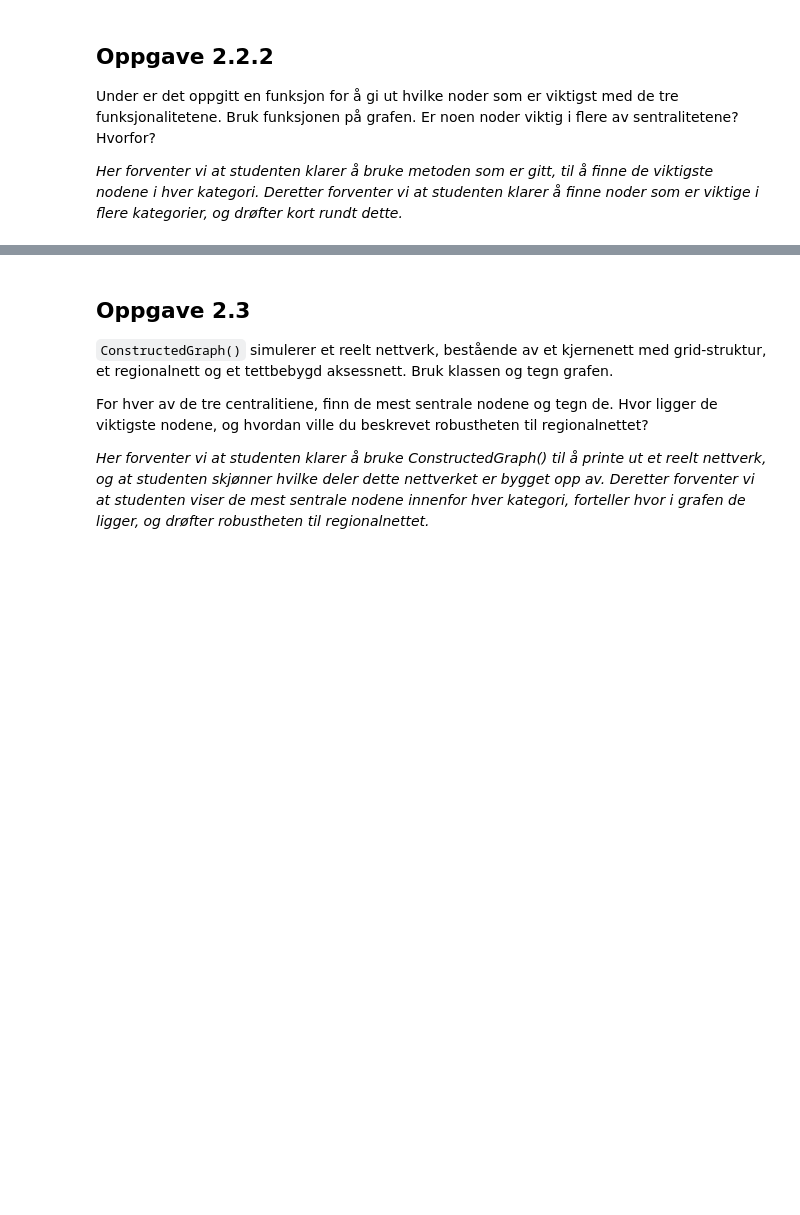
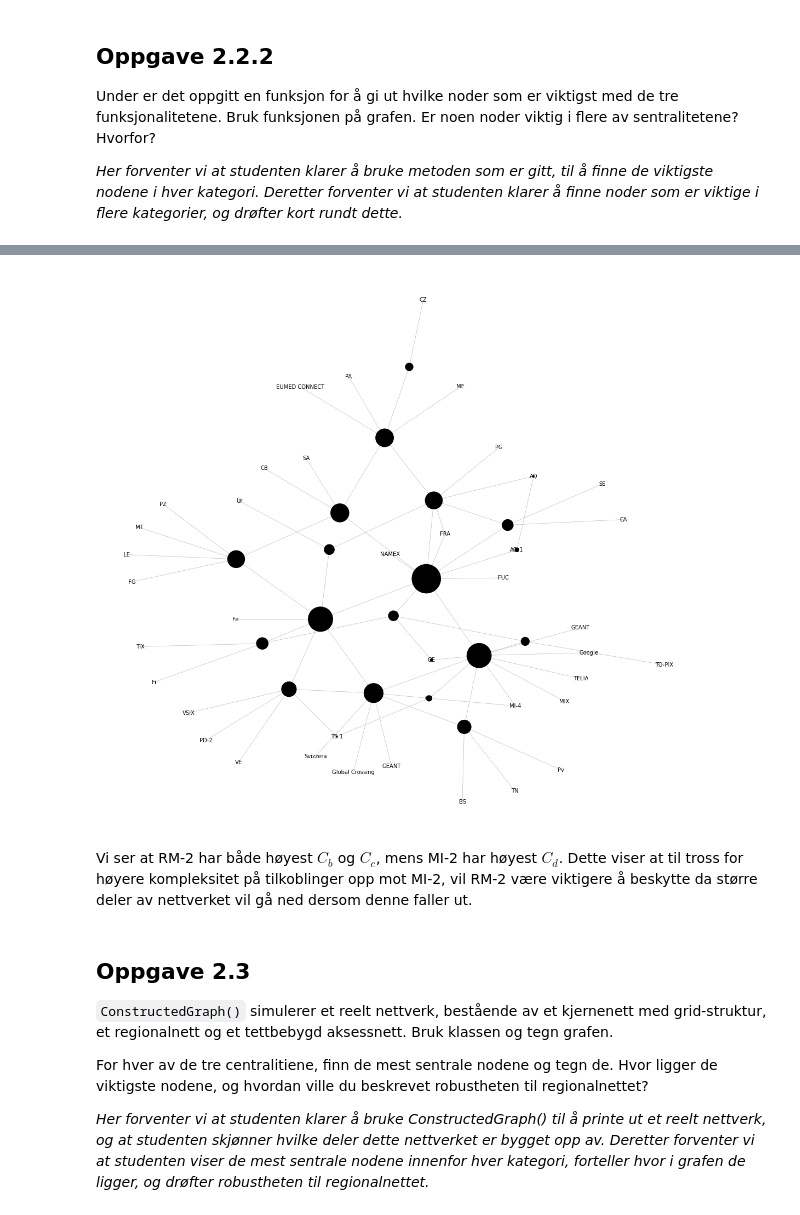
Before and after one commit to Eeaeau/TTM4185, a Jupyter notebook: Oving3-revidert-v1.ipynb, the cells around one changed output, grey strips where cells are left out. Cells and saved outputs as stored; diff of their text form; code cells hidden in the pictures; blank space fills up the shorter version.

```diff
--- a/Oving3-revidert-v1.ipynb
+++ b/Oving3-revidert-v1.ipynb
@@ -569,3 +600,9 @@ def get_centrality_table(graph):
+# %%
+real_graph.draw_betweenness_centrality()
+# %% [output]
+[figure, added]
+# %% [markdown]
+Vi ser at RM-2 har både høyest $C_b$ og $C_c$, mens MI-2 har høyest $C_d$. Dette viser at til tross for høyere kompleksitet på tilkoblinger opp mot MI-2, vil RM-2 være viktigere å beskytte da større deler av nettverket vil gå ned dersom denne faller ut.
 # %% [markdown]
 ## Oppgave 2.3
 <code>ConstructedGraph()</code> simulerer et reelt nettverk, bestående av et kjernenett med grid-struktur, et regionalnett og et tettbebygd aksessnett. Bruk klassen og tegn grafen.
```
Also changed, not shown: parts of 7 cells of this notebook.
